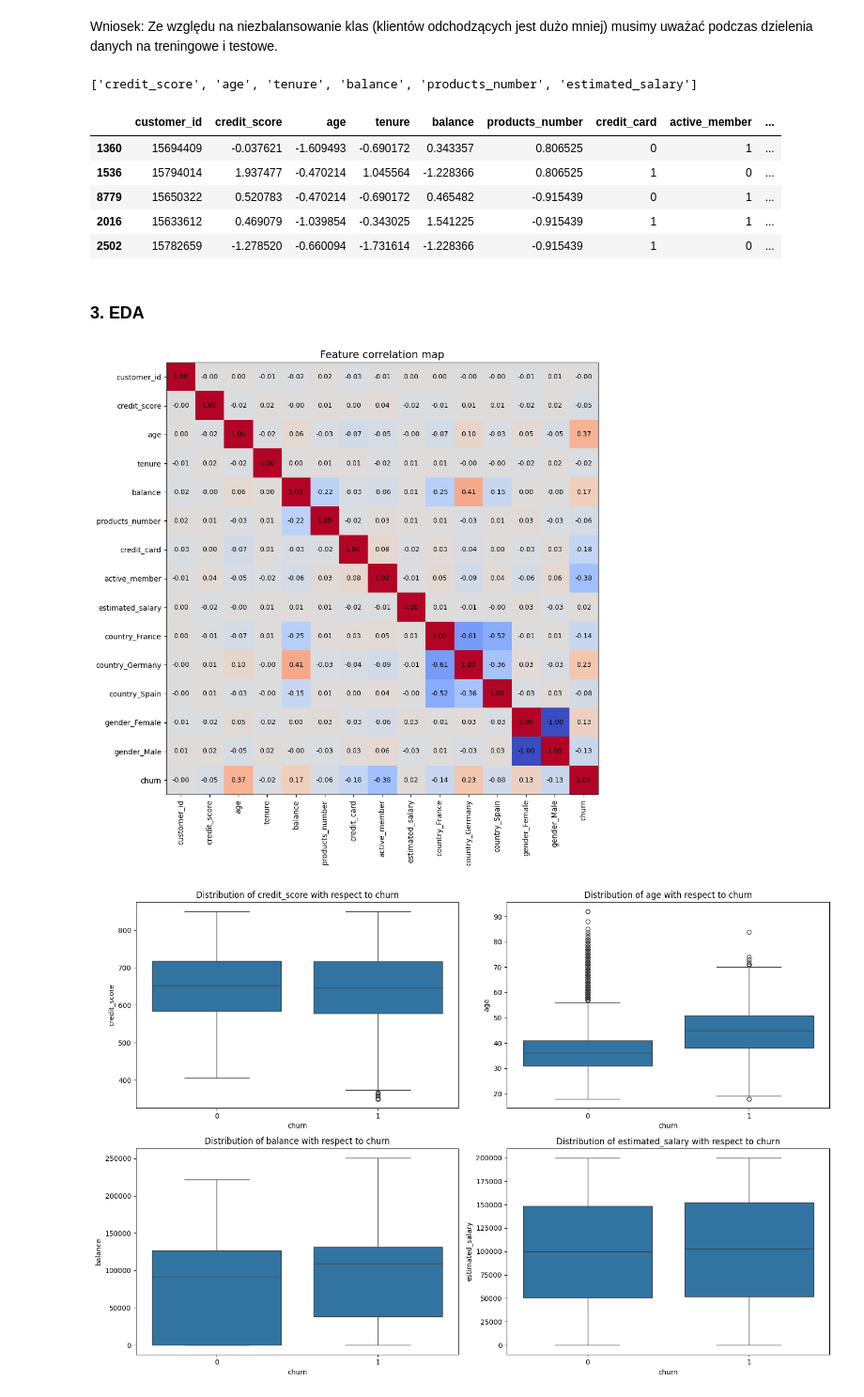
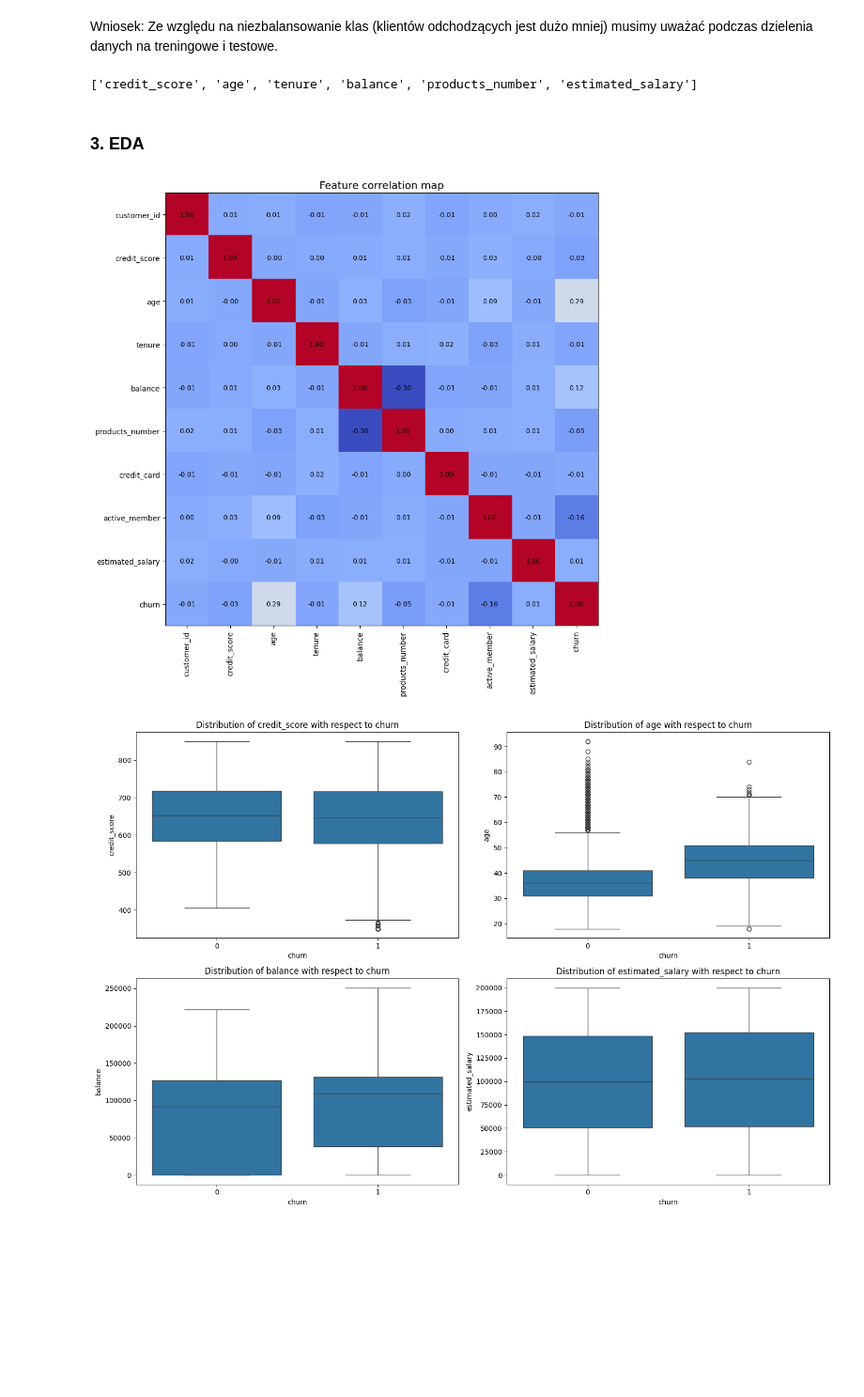
Before and after one commit to Mr-TwisT/Customer-Churn-Predictor, a Jupyter notebook: customer-churn-predictor.ipynb, the cells around one changed output. Shown at 94% size. Drawn from its saved outputs; the diff is of its cells as text; code cells hidden in the pictures; blank space fills up the shorter version.

```diff
--- a/customer-churn-predictor.ipynb
+++ b/customer-churn-predictor.ipynb
@@ -135,30 +137,26 @@ y = data['churn']
 
 X_train, X_test, y_train, y_test = train_test_split(X, y, test_size=0.2, stratify=y, random_state=24)
 # %%
-to_remove = {'customer_id', 'credit_card', 'active_member', 'churn'}
+# to_remove = {'customer_id', 'credit_card', 'active_member', 'churn'}
 
-num_cols = [col for col in numerical_cols if col not in to_remove]
-print(num_cols)
+# num_cols = [col for col in numerical_cols if col not in to_remove]
+# print(num_cols)
 
-scaler = StandardScaler()
-X_train[num_cols] = scaler.fit_transform(X_train[num_cols])
-X_test[num_cols] = scaler.transform(X_test[num_cols])
+# scaler = StandardScaler()
+# X_train[num_cols] = scaler.fit_transform(X_train[num_cols])
+# X_test[num_cols] = scaler.transform(X_test[num_cols])
-# %% [output]
-['credit_score', 'age', 'tenure', 'balance', 'products_number', 'estimated_salary']
 # %%
-oh_encoder = OneHotEncoder(handle_unknown='ignore', sparse_output=False).set_output(transform='pandas')
+# oh_encoder = OneHotEncoder(handle_unknown='ignore', sparse_output=False).set_output(transform='pandas')
 
-X_train_encoded = oh_encoder.fit_transform(X_train[categorical_cols])
-X_test_encoded = oh_encoder.transform(X_test[categorical_cols])
+# X_train_encoded = oh_encoder.fit_transform(X_train[categorical_cols])
+# X_test_encoded = oh_encoder.transform(X_test[categorical_cols])
 
-X_train_final = pd.concat([X_train.drop(categorical_cols, axis=1), X_train_encoded], axis=1)
-X_test_final = pd.concat([X_test.drop(categorical_cols, axis=1), X_test_encoded], axis=1)
-
-X_train_final.head()
+# X_train_final = pd.concat([X_train.drop(categorical_cols, axis=1), X_train_encoded], axis=1)
+# X_test_final = pd.concat([X_test.drop(categorical_cols, axis=1), X_test_encoded], axis=1)
-# %% [output]
-|  | customer_id | credit_score | age | tenure | balance | products_number | credit_card | active_member | ... |
-| 1360 | 15694409 | -0.037621 | -1.609493 | -0.690172 | 0.343357 | 0.806525 | 0 | 1 | ... |
-| 1536 | 15794014 | 1.937477 | -0.470214 | 1.045564 | -1.228366 | 0.806525 | 1 | 0 | ... |
-| 8779 | 15650322 | 0.520783 | -0.470214 | -0.690172 | 0.465482 | -0.915439 | 0 | 1 | ... |
-| 2016 | 15633612 | 0.469079 | -1.039854 | -0.343025 | 1.541225 | -0.915439 | 1 | 1 | ... |
-| 2502 | 15782659 | -1.278520 | -0.660094 | -1.731614 | -1.228366 | -0.915439 | 1 | 0 | ... |
+# %%
+to_remove = {'customer_id', 'credit_card', 'active_member', 'churn'}
+
+num_cols = [col for col in numerical_cols if col not in to_remove]
+print(num_cols)
+# %% [output]
+['credit_score', 'age', 'tenure', 'balance', 'products_number', 'estimated_salary']
@@ -165,26 +168,26 @@ X_train_final.head()
 # %% [markdown]
 ### 3. EDA
 # %%
-data_for_heatmap = X_train_final.join(y_train)
+data_for_heatmap = data[numerical_cols]
 corr_matrix = data_for_heatmap.corr()
 
 plt.figure(figsize=(12, 10))
 plt.imshow(corr_matrix, cmap='coolwarm', interpolation='nearest')
 
 ticks = np.arange(len(corr_matrix.columns))
 plt.xticks(ticks=ticks, labels=corr_matrix.columns, rotation=90)
 plt.yticks(ticks=ticks, labels=corr_matrix.columns)
 plt.title('Feature correlation map', fontsize=14)
 
 for i in range(len(corr_matrix.columns)):
     for j in range(len(corr_matrix.columns)):
         plt.text(j, i, f'{corr_matrix.iloc[i, j]:.2f}',
                  ha='center', va='center', color='black', fontsize=9)
 
 plt.tight_layout()
 plt.show()
 # %% [output]
-[figure, old version]
+[figure, new version]
 # %%
 cols_to_plot = ['credit_score', 'age', 'balance', 'estimated_salary']
 
```
Also changed, not shown: parts of 12 cells of this notebook.
